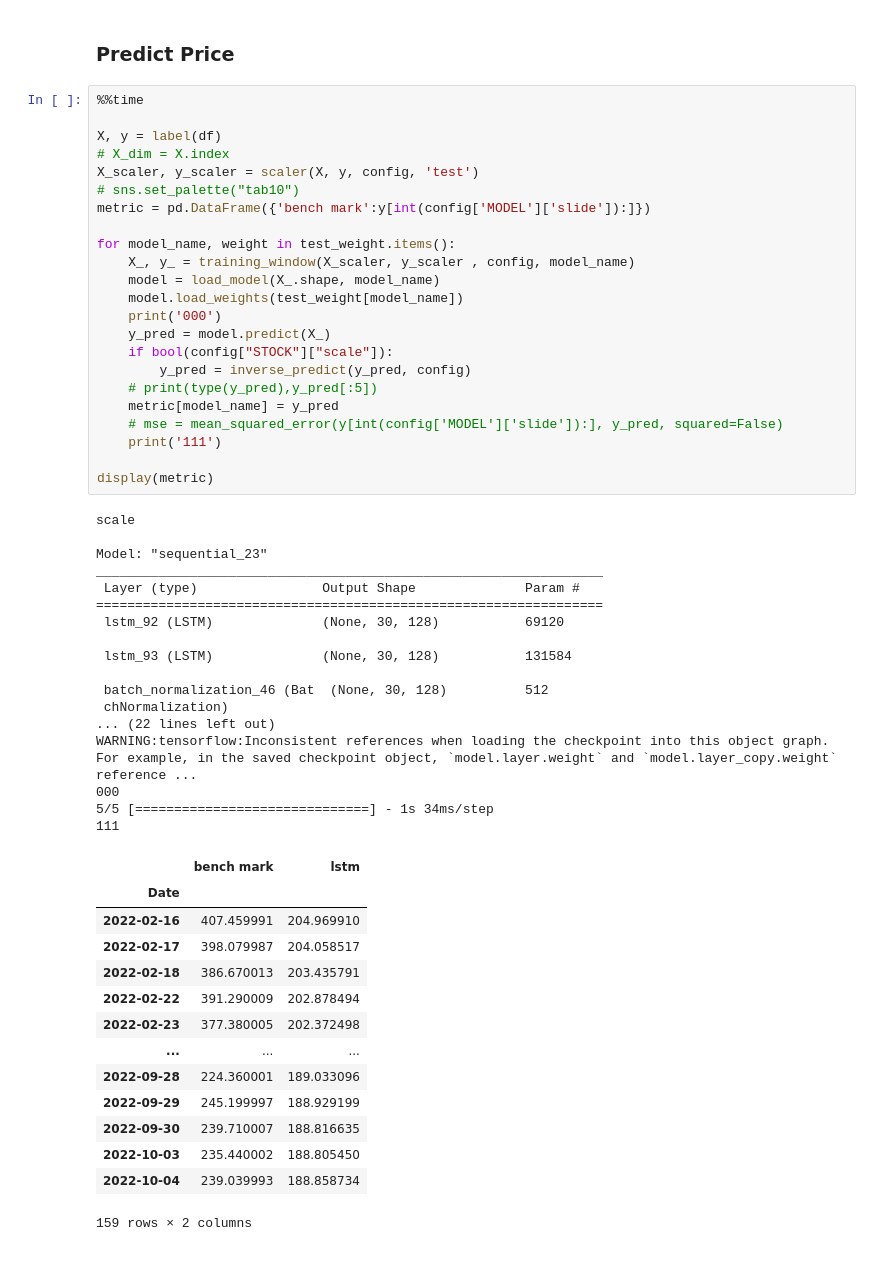
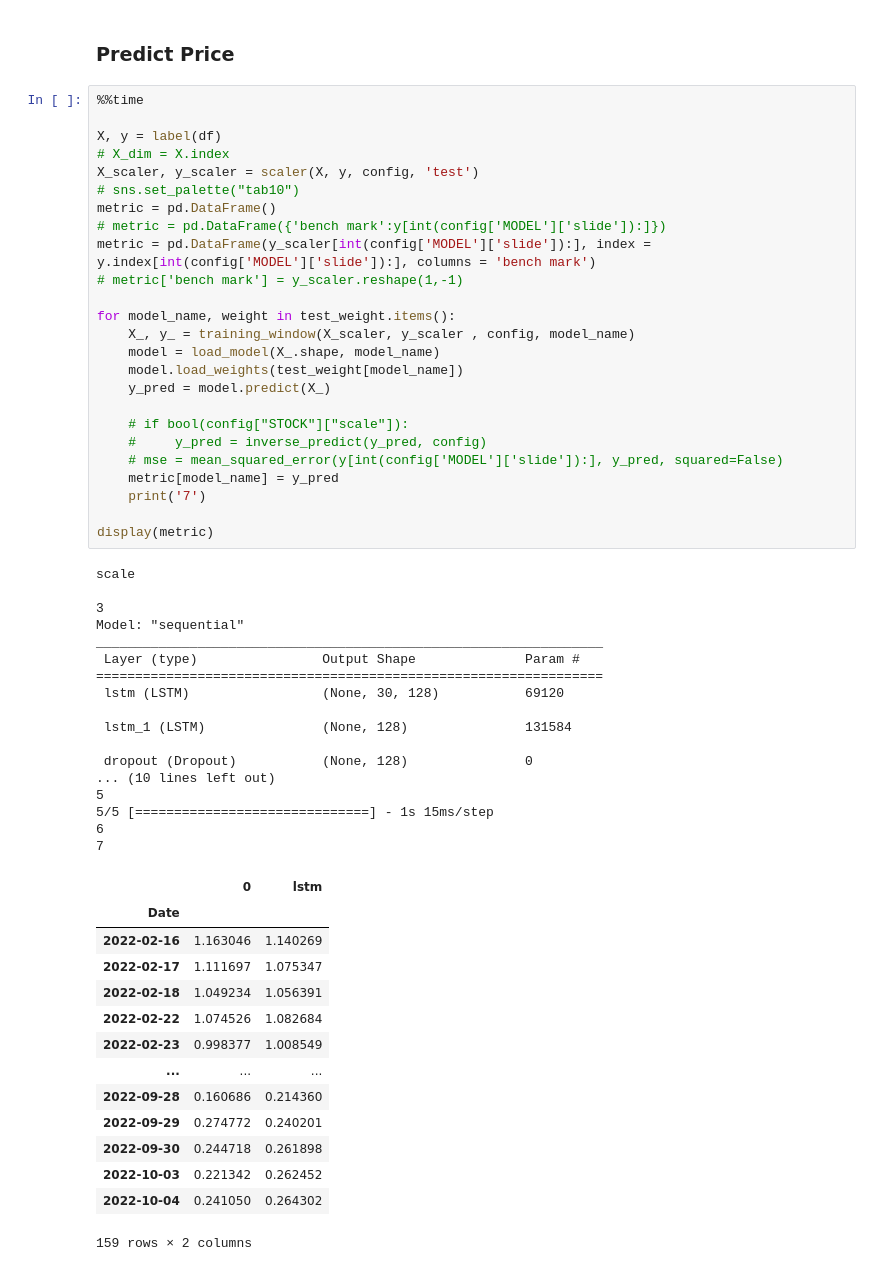
Before and after one commit to yayaya0411/StockPricePrediction, a Jupyter notebook: visualize.ipynb, the cells around one changed output. Drawn from its saved outputs; the diff is of its cells as text.

```diff
--- a/visualize.ipynb
+++ b/visualize.ipynb
@@ -60,55 +60,57 @@ data\NFLX_test.csv
 # %%
 %%time
 
 X, y = label(df)
 # X_dim = X.index
 X_scaler, y_scaler = scaler(X, y, config, 'test')
 # sns.set_palette("tab10")
-metric = pd.DataFrame({'bench mark':y[int(config['MODEL']['slide']):]})
+metric = pd.DataFrame()
+# metric = pd.DataFrame({'bench mark':y[int(config['MODEL']['slide']):]})
+metric = pd.DataFrame(y_scaler[int(config['MODEL']['slide']):], index = y.index[int(config['MODEL']['slide']):], columns = 'bench mark')
+# metric['bench mark'] = y_scaler.reshape(1,-1)
 
 for model_name, weight in test_weight.items():
     X_, y_ = training_window(X_scaler, y_scaler , config, model_name)
     model = load_model(X_.shape, model_name)
     model.load_weights(test_weight[model_name])
-    print('000')
     y_pred = model.predict(X_)
-    if bool(config["STOCK"]["scale"]):
-        y_pred = inverse_predict(y_pred, config)
-    # print(type(y_pred),y_pred[:5])
+
+    # if bool(config["STOCK"]["scale"]):
+    #     y_pred = inverse_predict(y_pred, config)
+    # mse = mean_squared_error(y[int(config['MODEL']['slide']):], y_pred, squared=False)
     metric[model_name] = y_pred
-    # mse = mean_squared_error(y[int(config['MODEL']['slide']):], y_pred, squared=False)
-    print('111')
+    print('7')
 
 display(metric)
 # %% [output]
 scale
 
-Model: "sequential_23"
+3
+Model: "sequential"
 _________________________________________________________________
  Layer (type)                Output Shape              Param #
 =================================================================
- lstm_92 (LSTM)              (None, 30, 128)           69120
+ lstm (LSTM)                 (None, 30, 128)           69120
 
- lstm_93 (LSTM)              (None, 30, 128)           131584
+ lstm_1 (LSTM)               (None, 128)               131584
 
- batch_normalization_46 (Bat  (None, 30, 128)          512
- chNormalization)
-... (22 lines left out)
-WARNING:tensorflow:Inconsistent references when loading the checkpoint into this object graph. For example, in the saved checkpoint object, `model.layer.weight` and `model.layer_copy.weight` reference ...
-000
-5/5 [==============================] - 1s 34ms/step
-111
+ dropout (Dropout)           (None, 128)               0
+... (10 lines left out)
+5
+5/5 [==============================] - 1s 15ms/step
+6
+7
-|  | bench mark | lstm |
+|  | 0 | lstm |
 | Date |  |  |
-| 2022-02-16 | 407.459991 | 204.969910 |
-| 2022-02-17 | 398.079987 | 204.058517 |
-| 2022-02-18 | 386.670013 | 203.435791 |
-| 2022-02-22 | 391.290009 | 202.878494 |
-| 2022-02-23 | 377.380005 | 202.372498 |
+| 2022-02-16 | 1.163046 | 1.140269 |
+| 2022-02-17 | 1.111697 | 1.075347 |
+| 2022-02-18 | 1.049234 | 1.056391 |
+| 2022-02-22 | 1.074526 | 1.082684 |
+| 2022-02-23 | 0.998377 | 1.008549 |
 | ... | ... | ... |
-| 2022-09-28 | 224.360001 | 189.033096 |
-| 2022-09-29 | 245.199997 | 188.929199 |
-| 2022-09-30 | 239.710007 | 188.816635 |
-| 2022-10-03 | 235.440002 | 188.805450 |
-| 2022-10-04 | 239.039993 | 188.858734 |
+| 2022-09-28 | 0.160686 | 0.214360 |
+| 2022-09-29 | 0.274772 | 0.240201 |
+| 2022-09-30 | 0.244718 | 0.261898 |
+| 2022-10-03 | 0.221342 | 0.262452 |
+| 2022-10-04 | 0.241050 | 0.264302 |
 159 rows × 2 columns
```
Also changed, not shown: parts of 3 cells of this notebook, 2 other files.
